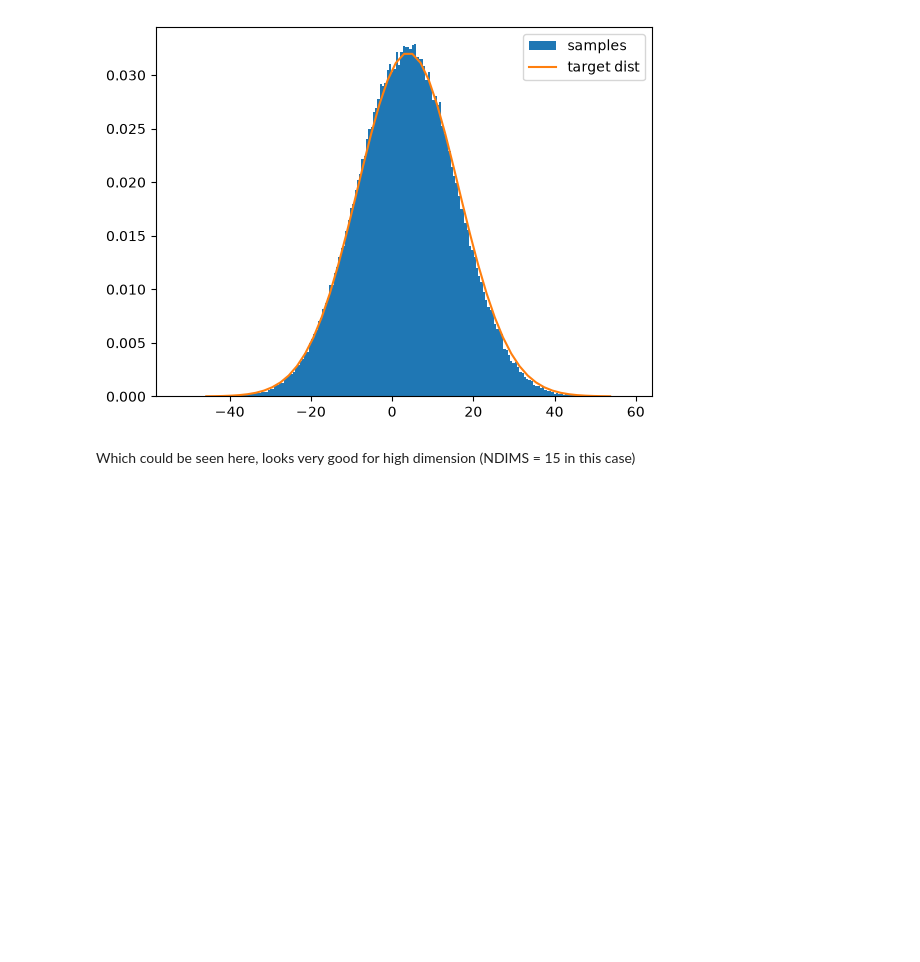
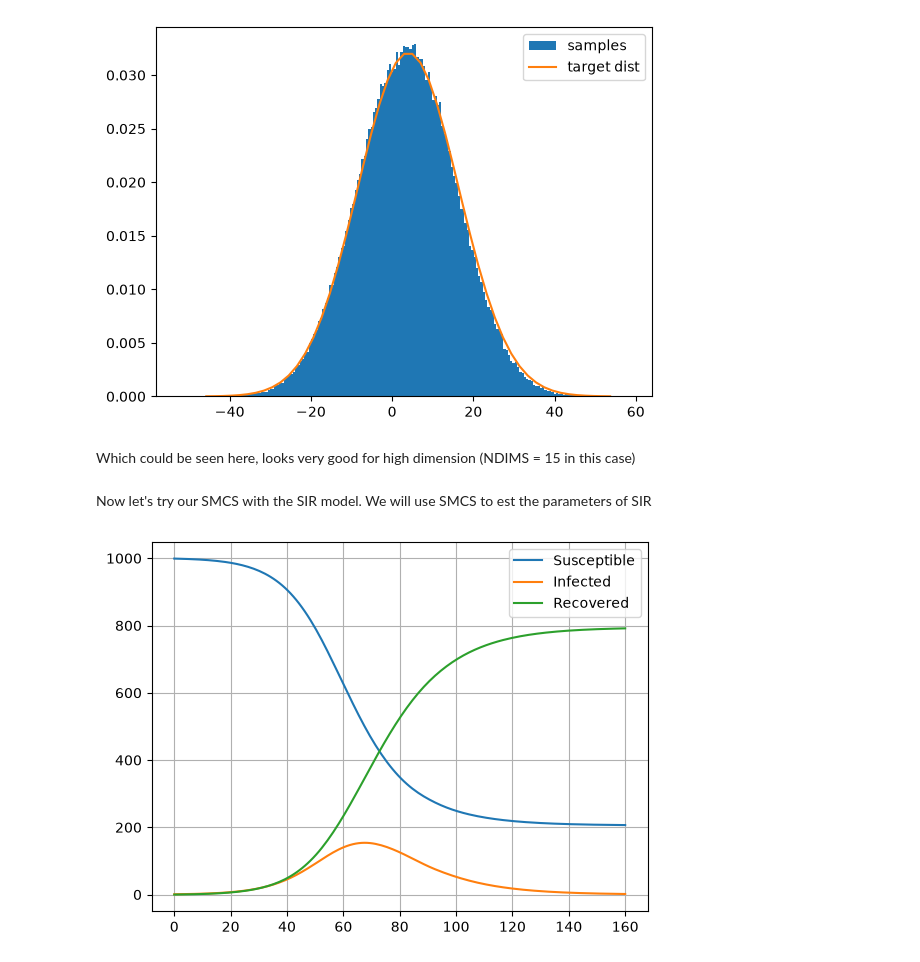
Before and after one commit to saobangmath/MiniProject-PhD-, a Jupyter notebook: MCMC/smc.ipynb, the cells around one changed output. Drawn from its saved outputs; the diff is of its cells as text; code cells hidden in the pictures; blank space fills up the shorter version.

```diff
--- a/MCMC/smc.ipynb
+++ b/MCMC/smc.ipynb
@@ -553,3 +553,42 @@ plot_util(sample_1d, mean, var)
 [figure]
 # %% [markdown]
 Which could be seen here, looks very good for high dimension (NDIMS = 15 in this case)
+# %% [markdown]
+Now let's try our SMCS with the SIR model. We will use SMCS to est the parameters of SIR
+# %%
+import jax.numpy as jnp
+import matplotlib.pyplot as plt
+from scipy.integrate import solve_ivp
+
+# Model Parameters
+N = 1000 # Total population
+I0, R0 = 1, 0 # Initial infected/recovered
+S0 = N - I0 - R0 # Initial susceptible
+target_beta, target_gamma = 0.2, 0.1 # Contact rate and recovery rate (1/days)
+t_span = (0, 160)
+t_eval = jnp.linspace(0, 160, 160)
+# %%
+from functools import partial
+
+# SIR differential equations
+def sir_model(t, y, params):
+    S, I, R = y
+    beta, gamma = params
+    return [
+        -beta * S * I / N,        # dS/dt
+        beta * S * I / N - gamma * I, # dI/dt
+        gamma * I                 # dR/dt
+    ]
+
+# Solve using IVP
+sol = solve_ivp(
+    partial(sir_model, params = [target_beta, target_gamma]) ,
+            t_span, [S0, I0, R0], t_eval=t_eval)
+
+# Plotting
+plt.plot(sol.t, sol.y[0], label='Susceptible')
+plt.plot(sol.t, sol.y[1], label='Infected')
+plt.plot(sol.t, sol.y[2], label='Recovered')
+plt.legend(); plt.grid(True); plt.show()
+# %% [output]
+[figure, added]
```
Also changed, not shown: parts of 2 cells of this notebook.
